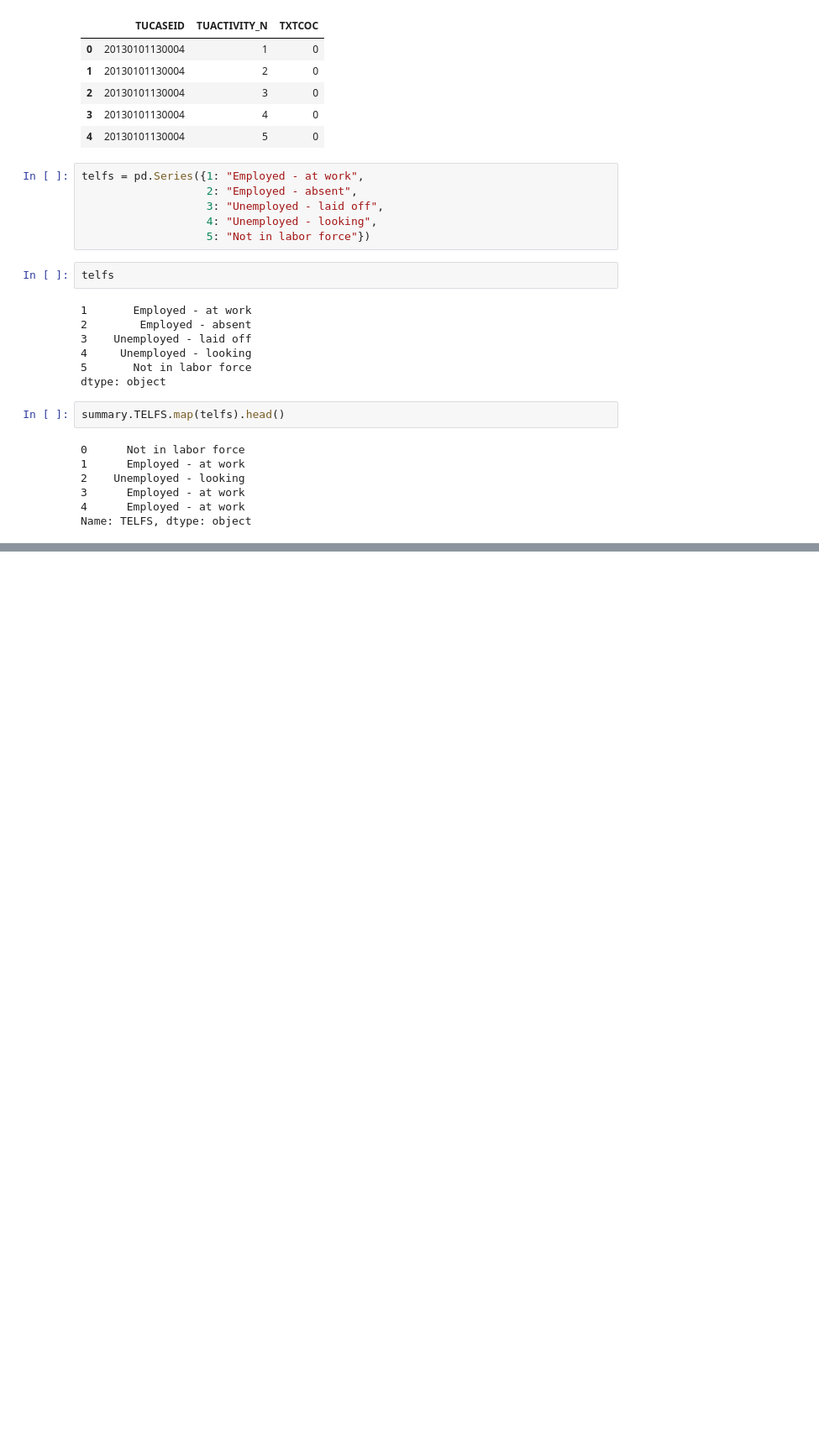
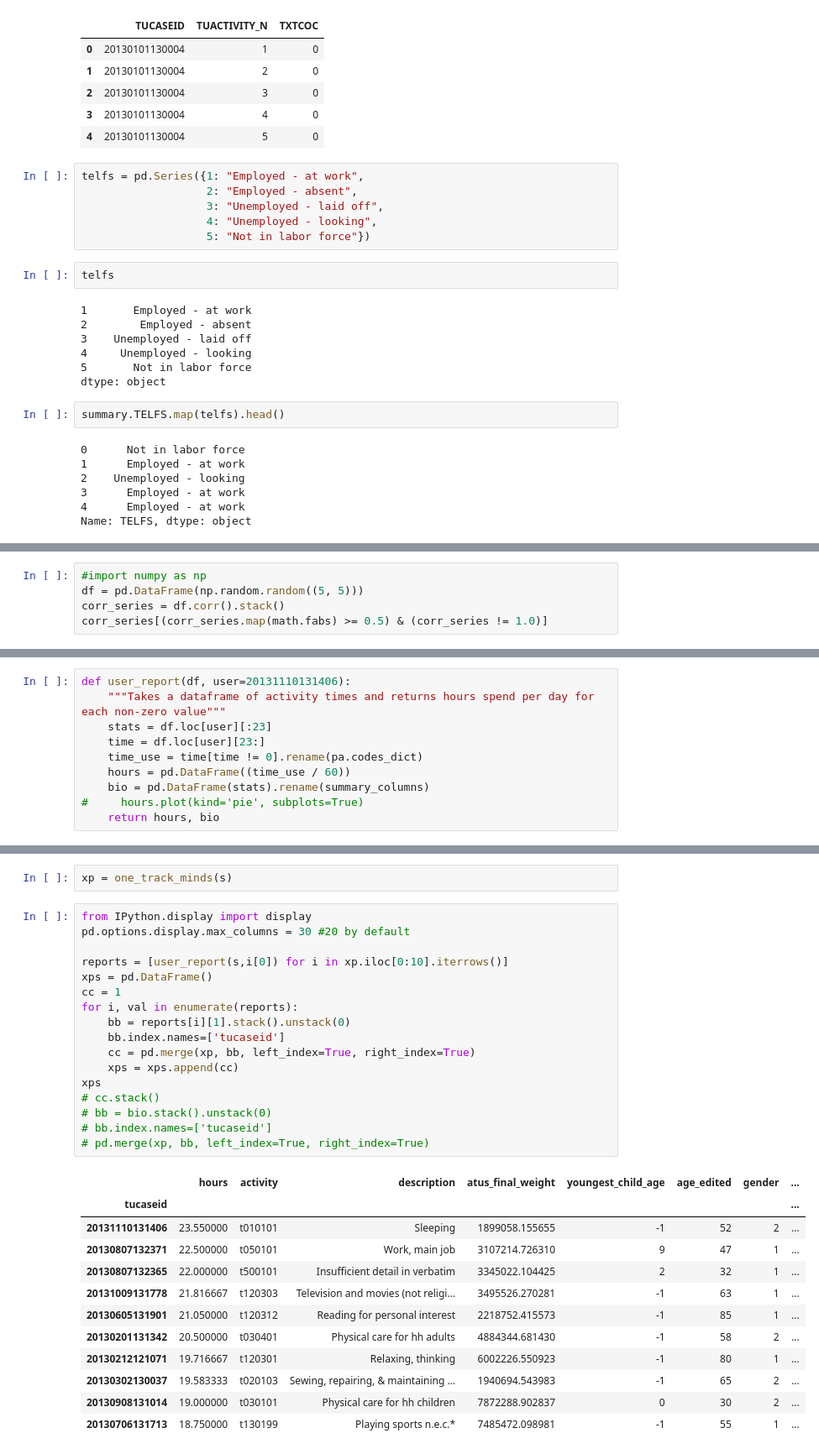
Before and after one commit to tiyd-python-2015-05/atus-analysis, a Jupyter notebook: Starting Point.ipynb, the cells around one changed output, grey strips where cells are left out. Shown: that part at 84% size. Cells and saved outputs as stored; diff of their text form; blank space fills up the shorter version.

```diff
--- a/Starting Point.ipynb
+++ b/Starting Point.ipynb
@@ -411,0 +439,5 @@ Name: TELFS, dtype: object
+# %%
+#import numpy as np
+df = pd.DataFrame(np.random.random((5, 5)))
+corr_series = df.corr().stack()
+corr_series[(corr_series.map(math.fabs) >= 0.5) & (corr_series != 1.0)]
@@ -411,0 +684,10 @@ Name: TELFS, dtype: object
+# %%
+def user_report(df, user=20131110131406):
+    """Takes a dataframe of activity times and returns hours spend per day for each non-zero value"""
+    stats = df.loc[user][:23]
+    time = df.loc[user][23:]
+    time_use = time[time != 0].rename(pa.codes_dict)
+    hours = pd.DataFrame((time_use / 60))
+    bio = pd.DataFrame(stats).rename(summary_columns)
+#     hours.plot(kind='pie', subplots=True)
+    return hours, bio
@@ -411,0 +702,32 @@ Name: TELFS, dtype: object
+# %%
+xp = one_track_minds(s)
+# %%
+from IPython.display import display
+pd.options.display.max_columns = 30 #20 by default
+
+reports = [user_report(s,i[0]) for i in xp.iloc[0:10].iterrows()]
+xps = pd.DataFrame()
+cc = 1
+for i, val in enumerate(reports):
+    bb = reports[i][1].stack().unstack(0)
+    bb.index.names=['tucaseid']
+    cc = pd.merge(xp, bb, left_index=True, right_index=True)
+    xps = xps.append(cc)
+xps
+# cc.stack()
+# bb = bio.stack().unstack(0)
+# bb.index.names=['tucaseid']
+# pd.merge(xp, bb, left_index=True, right_index=True)
+# %% [output]
+|  | hours | activity | description | atus_final_weight | youngest_child_age | age_edited | gender | ... |
+| tucaseid |  |  |  |  |  |  |  | ... |
+| 20131110131406 | 23.550000 | t010101 | Sleeping | 1899058.155655 | -1 | 52 | 2 | ... |
+| 20130807132371 | 22.500000 | t050101 | Work, main job | 3107214.726310 | 9 | 47 | 1 | ... |
+| 20130807132365 | 22.000000 | t500101 | Insufficient detail in verbatim | 3345022.104425 | 2 | 32 | 1 | ... |
+| 20131009131778 | 21.816667 | t120303 | Television and movies (not religi... | 3495526.270281 | -1 | 63 | 1 | ... |
+| 20130605131901 | 21.050000 | t120312 | Reading for personal interest | 2218752.415573 | -1 | 85 | 1 | ... |
+| 20130201131342 | 20.500000 | t030401 | Physical care for hh adults | 4884344.681430 | -1 | 58 | 2 | ... |
+| 20130212121071 | 19.716667 | t120301 | Relaxing, thinking | 6002226.550923 | -1 | 80 | 1 | ... |
+| 20130302130037 | 19.583333 | t020103 | Sewing, repairing, & maintaining ... | 1940694.543983 | -1 | 65 | 2 | ... |
+| 20130908131014 | 19.000000 | t030101 | Physical care for hh children | 7872288.902837 | 0 | 30 | 2 | ... |
+| 20130706131713 | 18.750000 | t130199 | Playing sports n.e.c.* | 7485472.098981 | -1 | 55 | 1 | ... |
```
Also changed, not shown: parts of 39 cells of this notebook, 5 other files.
